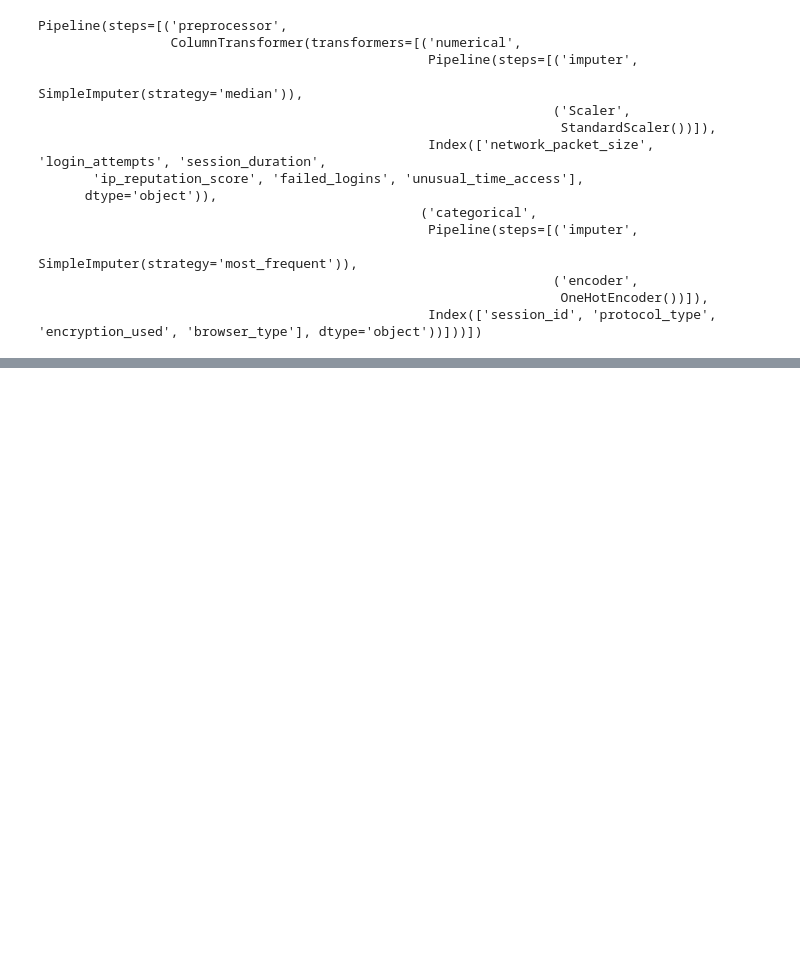
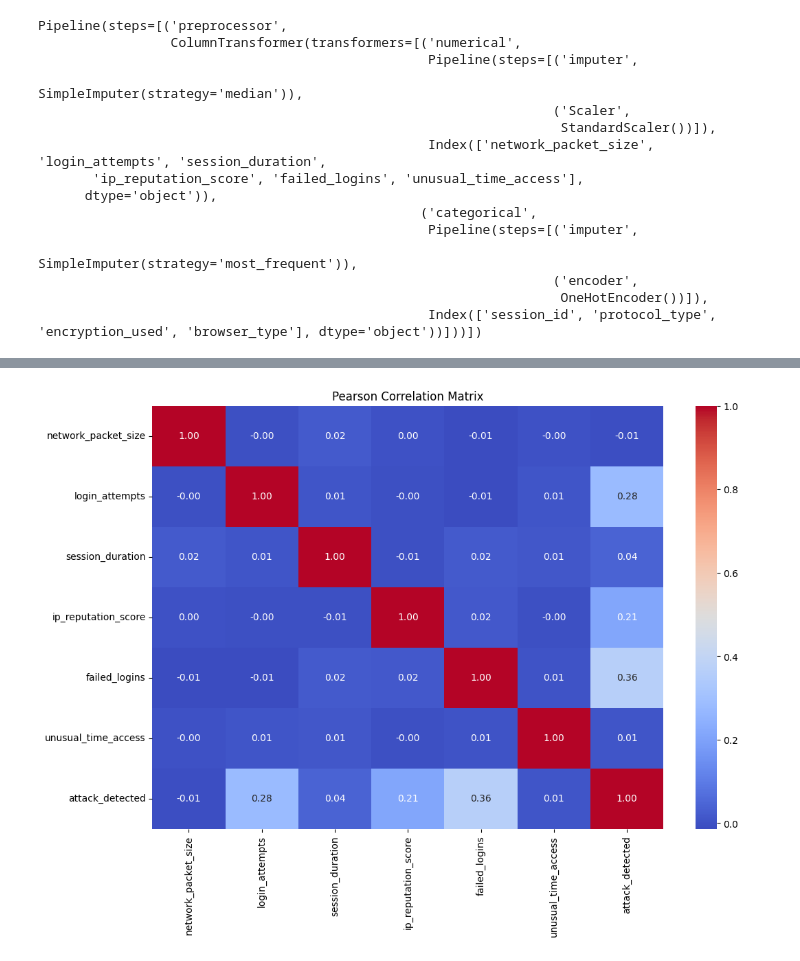
Before and after one commit to JFish72/CSC-349-Machine-Learning-, a Jupyter notebook: HW2/data_prep_analysis.ipynb, the cells around one changed output, grey strips where cells are left out. Drawn from its saved outputs; the diff is of its cells as text; code cells hidden in the pictures; blank space fills up the shorter version.

```diff
--- a/HW2/data_prep_analysis.ipynb
+++ b/HW2/data_prep_analysis.ipynb
@@ -133,3 +133,20 @@ Pipeline(steps=[('preprocessor',
                                                                   ('encoder',
                                                                    OneHotEncoder())]),
                                                   Index(['session_id', 'protocol_type', 'encryption_used', 'browser_type'], dtype='object'))]))])
+# %%
+import pandas as pd
+import matplotlib.pyplot as plt
+import seaborn as sns
+
+df = pd.read_csv('cybersecurity_intrusion_data.csv')
+
+numerical = df.select_dtypes(include = ["number"])
+correlation_matrix = numerical.corr(method = "pearson")
+display(correlation_matrix)
+
+plt.figure(figsize = (12,8))
+sns.heatmap(correlation_matrix, annot = True, fmt = ".2f", cmap = "coolwarm")
+
+plt.title("Pearson Correlation Matrix")
+plt.show()
+# %% [output]
@@ -135,0 +161 @@ Pipeline(steps=[('preprocessor',
+[figure, added]
```
Also changed, not shown: parts of 4 cells of this notebook.
